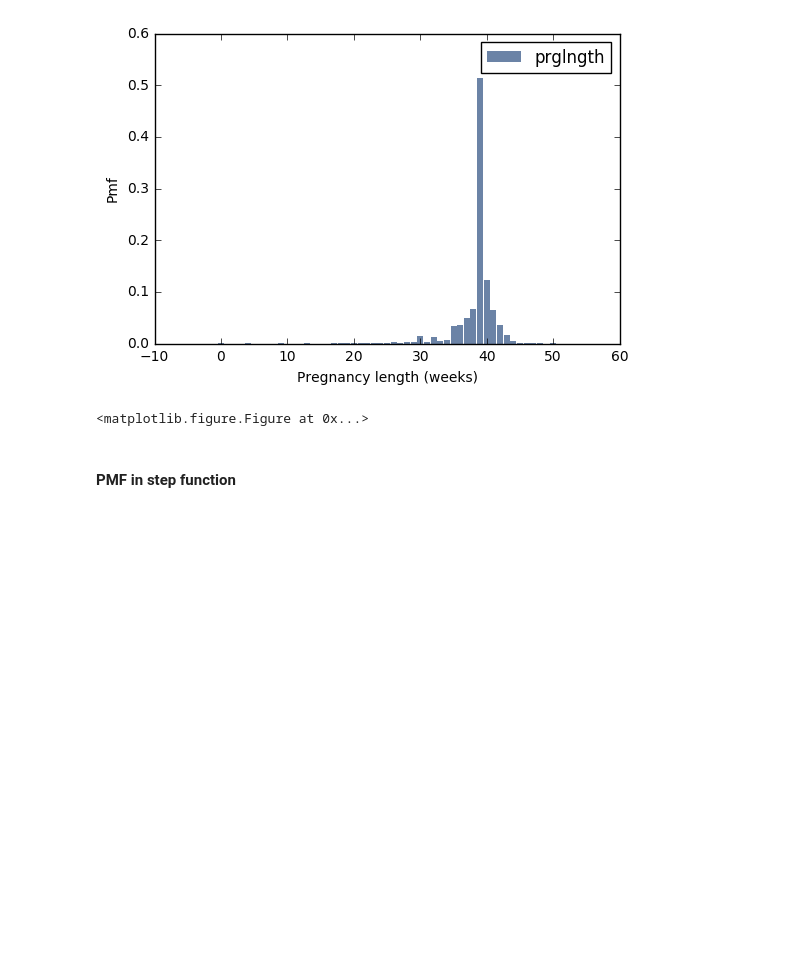
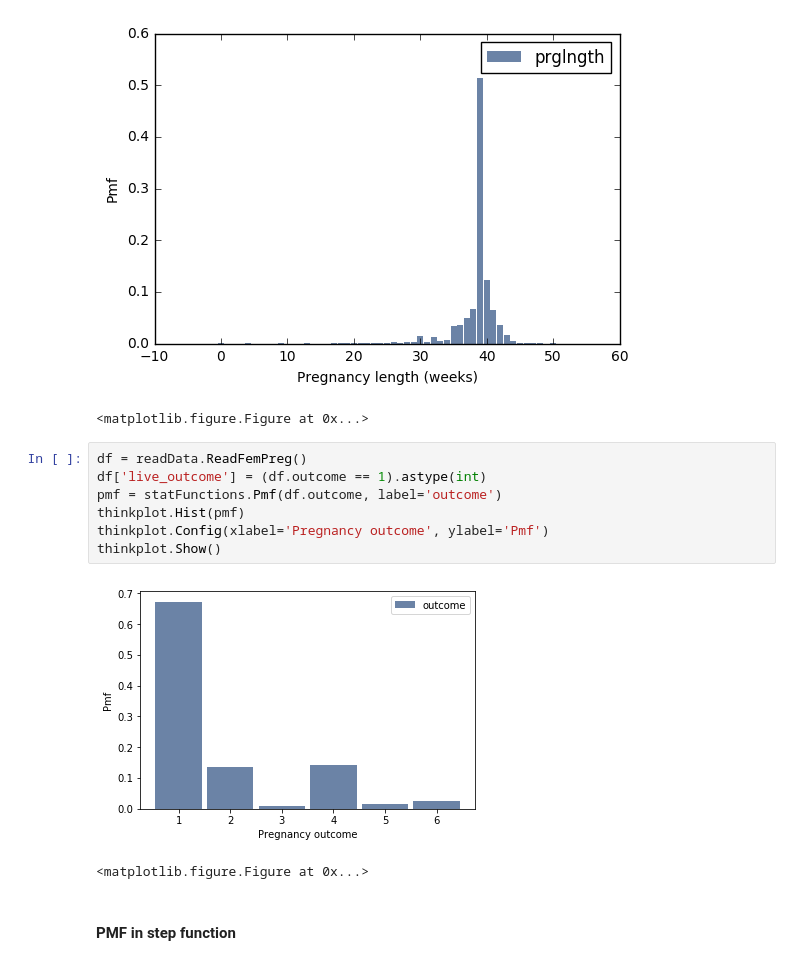
Before and after one commit to GavriloDrljaca/SIAP, a Jupyter notebook: SiapProject/Distributions.ipynb, the cells around one changed output. Drawn from its saved outputs; the diff is of its cells as text; blank space fills up the shorter version.

```diff
--- a/SiapProject/Distributions.ipynb
+++ b/SiapProject/Distributions.ipynb
@@ -78,6 +84,16 @@ thinkplot.Show()
 # %% [output]
 [figure]
 <matplotlib.figure.Figure at 0x...>
+# %%
+df = readData.ReadFemPreg()
+df['live_outcome'] = (df.outcome == 1).astype(int)
+pmf = statFunctions.Pmf(df.outcome, label='outcome')
+thinkplot.Hist(pmf)
+thinkplot.Config(xlabel='Pregnancy outcome', ylabel='Pmf')
+thinkplot.Show()
+# %% [output]
+[figure, added]
+<matplotlib.figure.Figure at 0x...>
 # %% [markdown]
 #### PMF in step function
 # %%
```
Also changed, not shown: parts of 1 cell of this notebook, 6 other files.
